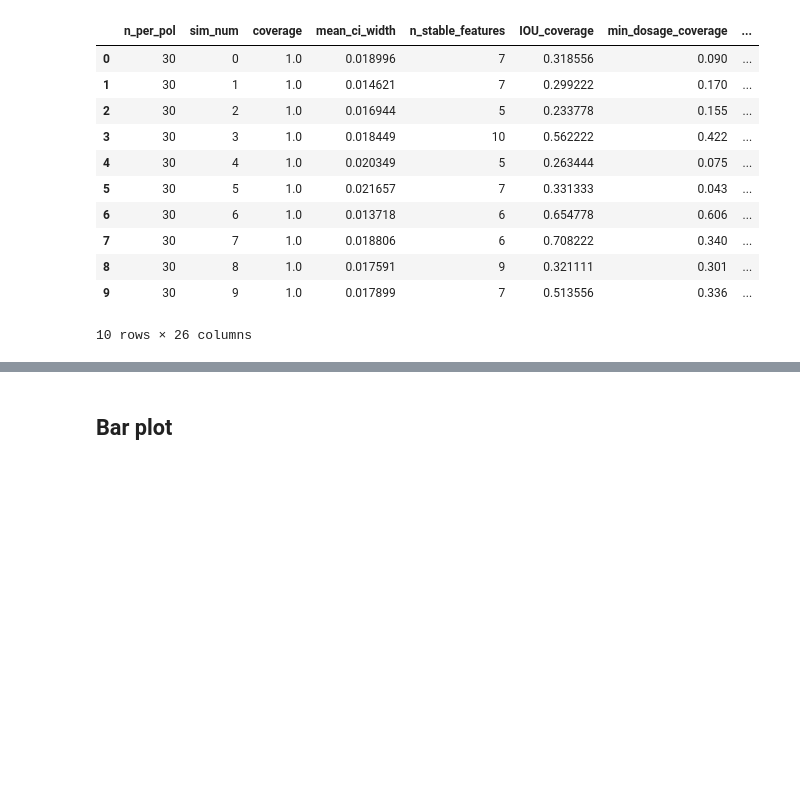
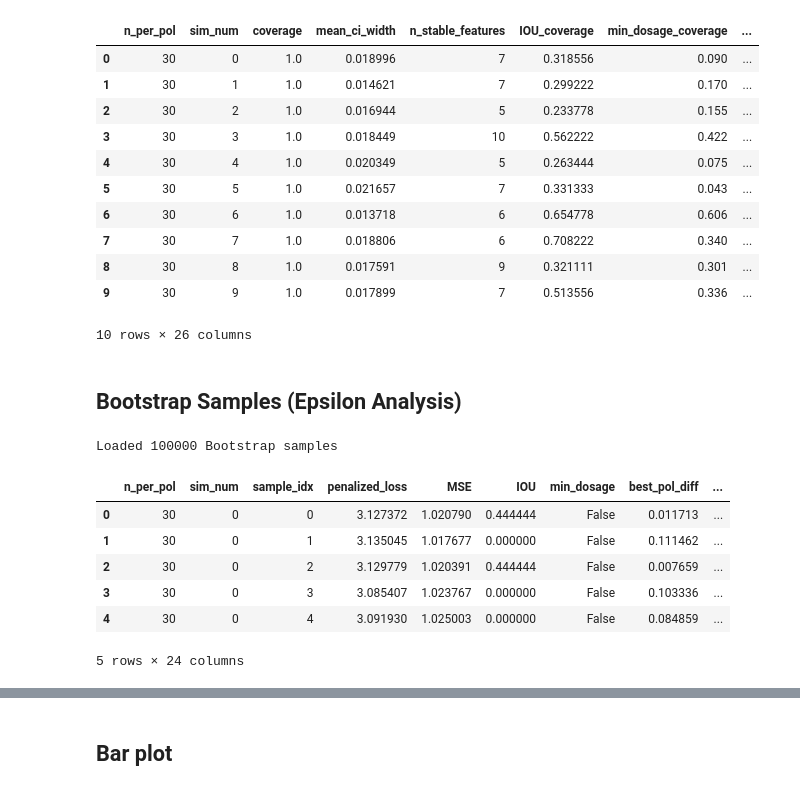
Before and after one commit to AparaV/rashomon-partition-sets, a Jupyter notebook: Code/analyze_reff_simulations.ipynb, the cells around one changed output, grey strips where cells are left out. Cells and saved outputs as stored; diff of their text form; code cells hidden in the pictures; blank space fills up the shorter version.

```diff
--- a/Code/analyze_reff_simulations.ipynb
+++ b/Code/analyze_reff_simulations.ipynb
@@ -272,3 +367,21 @@ bootstrap_df.head(n=10)
 | 8 | 30 | 8 | 1.0 | 0.017591 | 9 | 0.321111 | 0.301 | ... |
 | 9 | 30 | 9 | 1.0 | 0.017899 | 7 | 0.513556 | 0.336 | ... |
 10 rows × 26 columns
+# %% [markdown]
+## Bootstrap Samples (Epsilon Analysis)
+# %%
+bootstrap_samples_fname = "../Results/4arms/" + fname_prefix + "bootstrap_samples" + bootstrap_fname_suffix
+bootstrap_samples_raw_df = pd.read_csv(bootstrap_samples_fname)
+bootstrap_samples_raw_df = bootstrap_samples_raw_df.drop("Unnamed: 0", axis=1)
+
+print(f"Loaded {len(bootstrap_samples_raw_df)} Bootstrap samples")
+bootstrap_samples_raw_df.head()
+# %% [output]
+Loaded 100000 Bootstrap samples
+|  | n_per_pol | sim_num | sample_idx | penalized_loss | MSE | IOU | min_dosage | best_pol_diff | ... |
+| 0 | 30 | 0 | 0 | 3.127372 | 1.020790 | 0.444444 | False | 0.011713 | ... |
+| 1 | 30 | 0 | 1 | 3.135045 | 1.017677 | 0.000000 | False | 0.111462 | ... |
+| 2 | 30 | 0 | 2 | 3.129779 | 1.020391 | 0.444444 | False | 0.007659 | ... |
+| 3 | 30 | 0 | 3 | 3.085407 | 1.023767 | 0.000000 | False | 0.103336 | ... |
+| 4 | 30 | 0 | 4 | 3.091930 | 1.025003 | 0.000000 | False | 0.084859 | ... |
+5 rows × 24 columns
```
Also changed, not shown: parts of 12 cells of this notebook.
